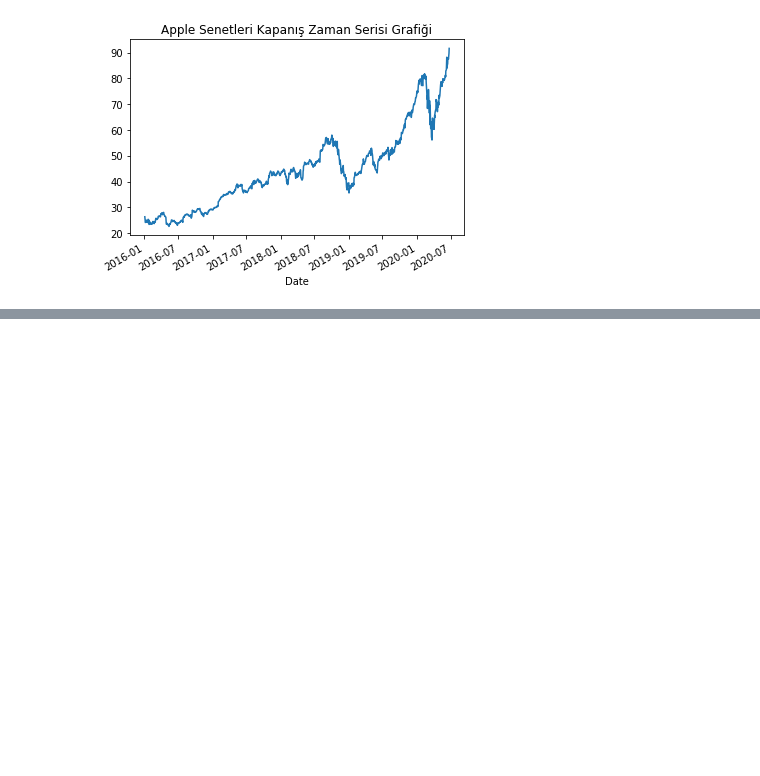
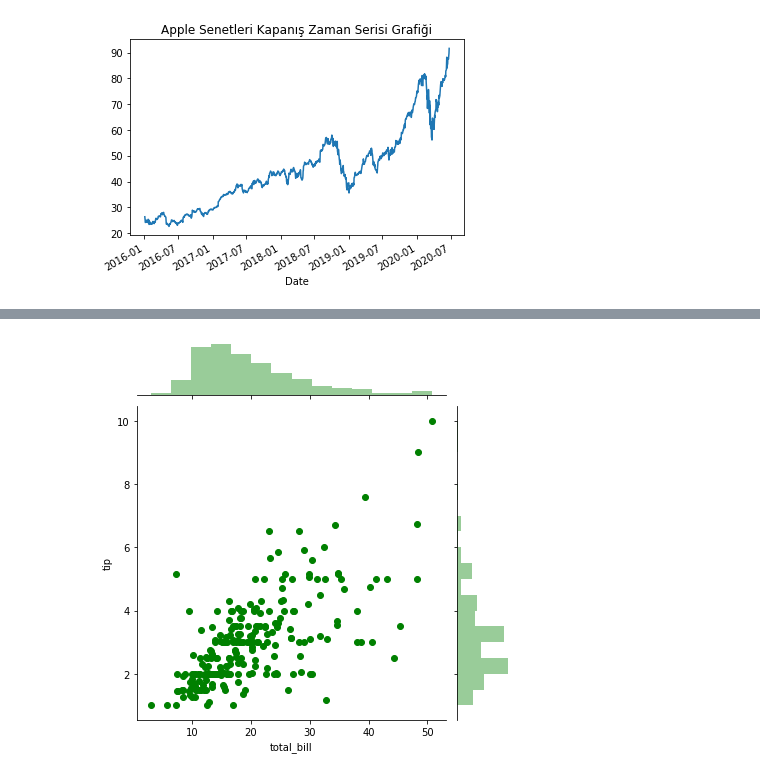
Before and after one commit to mebaysan/VeriBilimi, a Jupyter notebook: 3-)KesifciVeriAnaliziVeVeriGorsellestirme/tum_notlar.ipynb, the cells around one changed output, grey strips where cells are left out. Cells and saved outputs as stored; diff of their text form; code cells hidden in the pictures; blank space fills up the shorter version.

```diff
--- a/3-)KesifciVeriAnaliziVeVeriGorsellestirme/tum_notlar.ipynb
+++ b/3-)KesifciVeriAnaliziVeVeriGorsellestirme/tum_notlar.ipynb
@@ -1056,0 +1130,5 @@ kapanis.plot().set_title('Apple Senetleri Kapanış Zaman Serisi Grafiği');
+# %%
+tips = sns.load_dataset('tips')
+df = tips.copy()
+df.dropna(how='any',inplace=True) # NaN verileri atıyoruz
+df.head()
@@ -1056,0 +1142,8 @@ kapanis.plot().set_title('Apple Senetleri Kapanış Zaman Serisi Grafiği');
+# %%
+sns.jointplot(x = 'total_bill',# x ekseni
+              y = 'tip', # y ekseni
+              data = df, # hangi veri seti
+              color = 'g', # rengi değiştirebiliriz
+             );
+# %% [output]
+[figure, added]
```
Also changed, not shown: parts of 31 cells of this notebook.
